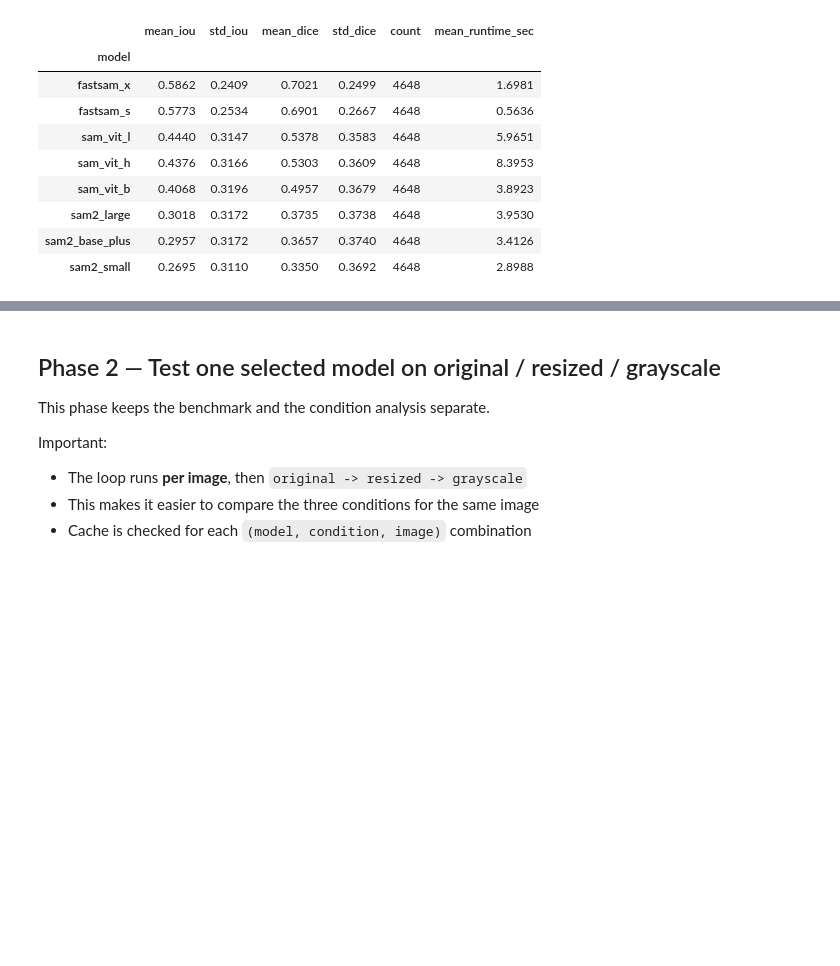
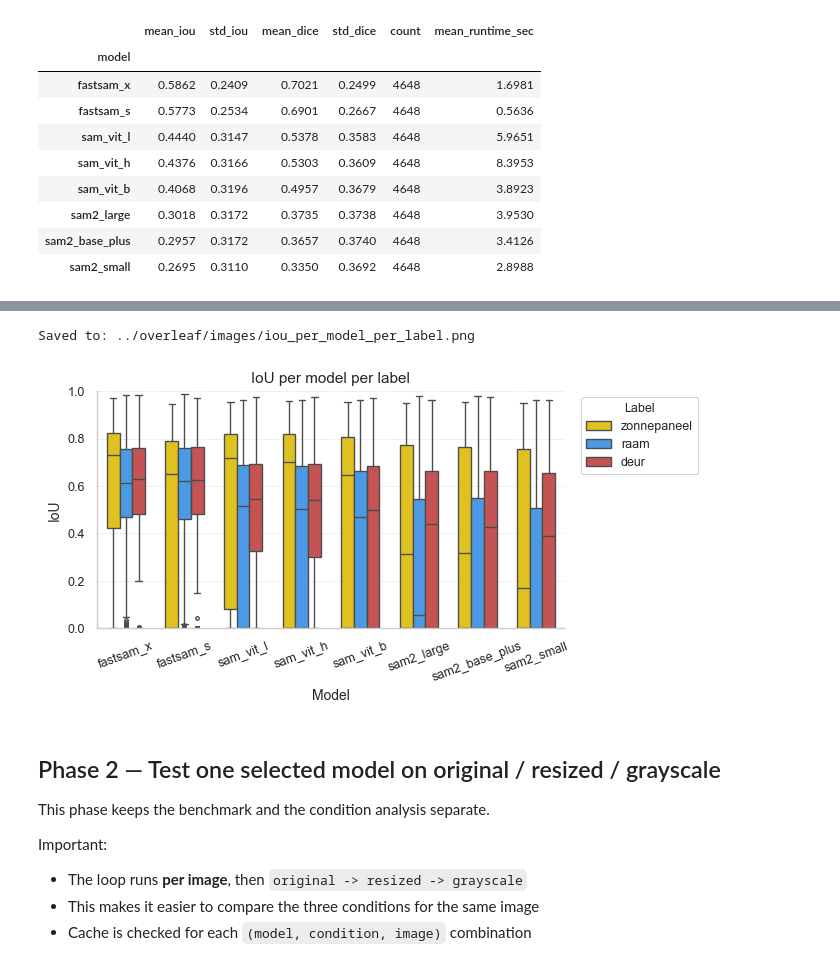
Before and after one commit to AicoSchreurs/Parsing-House-Facades, a Jupyter notebook: notebooks/SAM project.ipynb, the cells around one changed output, grey strips where cells are left out. Saved outputs shown, nothing was run; the diff lists cells and outputs as text; code cells hidden in the pictures; blank space fills up the shorter version.

```diff
--- a/notebooks/SAM project.ipynb
+++ b/notebooks/SAM project.ipynb
@@ -1172,3 +1211,65 @@ plt.show()
+# %%
+
+sns.set_theme(style="whitegrid", context="paper")
+
+palette = {k: tuple(v) for k, v in LABEL_COLORS.items()}
+
+# 🔥 SORTING op mean IoU
+model_order = (
+    benchmark_df
+    .groupby("model")["iou"]
+    .mean()
+    .sort_values(ascending=False)
+    .index
+)
+
+fig, ax = plt.subplots(figsize=(6.8, 3.6))
+
+sns.boxplot(
+    data=benchmark_df,
+    x="model",
+    y="iou",
+    hue="label",
+    palette=palette,
+    order=model_order,
+    width=0.65,
+    linewidth=1.0,
+    fliersize=2.5,
+    ax=ax
+)
+
+ax.set_title("IoU per model per label", fontsize=11)
+ax.set_xlabel("Model", fontsize=10)
+ax.set_ylabel("IoU", fontsize=10)
+ax.set_ylim(0, 1.0)
+
+ax.tick_params(axis="x", rotation=20, labelsize=9)
+ax.tick_params(axis="y", labelsize=9)
+
+ax.grid(axis="y", linestyle="--", linewidth=0.5, alpha=0.6)
+ax.grid(axis="x", visible=False)
+
+ax.legend(
+    title="Label",
+    bbox_to_anchor=(1.02, 1),
+    loc="upper left",
+    fontsize=9,
+    title_fontsize=9,
+    frameon=True
+)
+
+sns.despine(ax=ax)
+
+plt.tight_layout()
+
+save_path = "../overleaf/images/iou_per_model_per_label.png"
+plt.savefig(save_path, dpi=300, bbox_inches="tight")
+print(f"Saved to: {save_path}")
+
+plt.show()
+# %% [output]
+Saved to: ../overleaf/images/iou_per_model_per_label.png
+[figure, added]
 # %% [markdown]
 ## Phase 2 — Test one selected model on original / resized / grayscale
 
```
Also changed, not shown: parts of 8 cells of this notebook, 26 other files.
